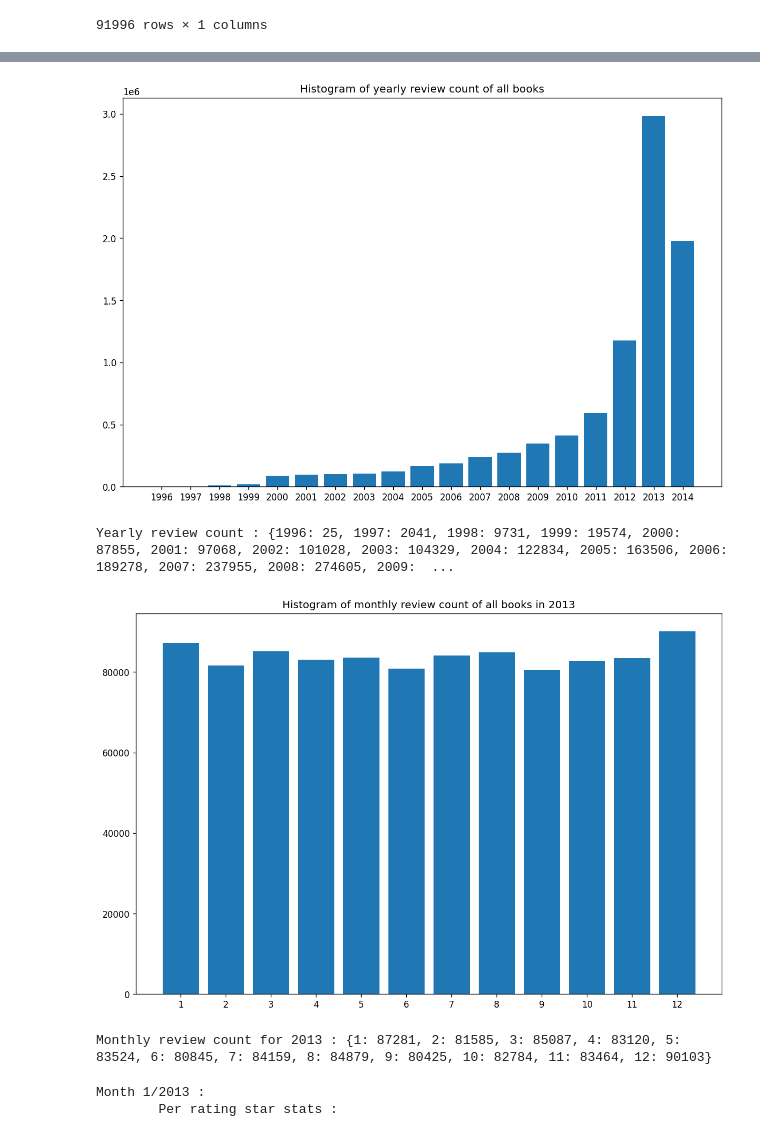
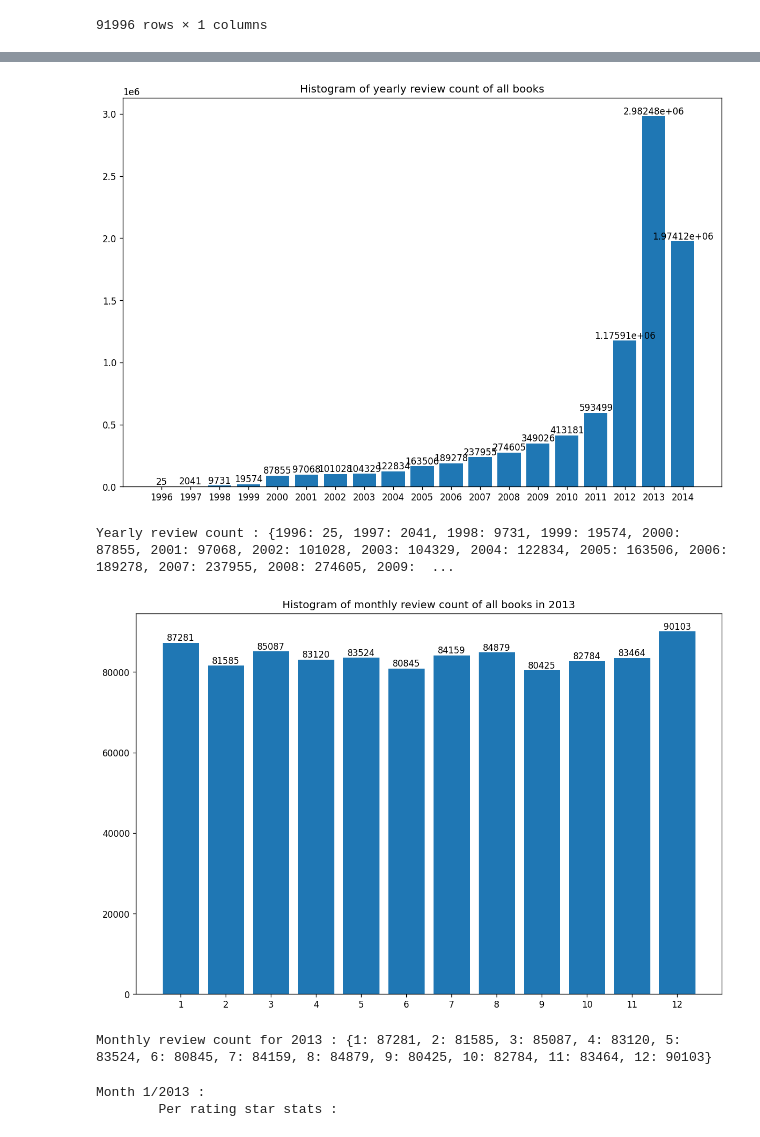
Before and after one commit to darhal/IFT799-DataScience, a Jupyter notebook: Lab1/tp1.ipynb, the cells around one changed output, grey strips where cells are left out. Saved outputs shown, nothing was run; the diff lists cells and outputs as text; code cells hidden in the pictures.

```diff
--- a/Lab1/tp1.ipynb
+++ b/Lab1/tp1.ipynb
@@ -27,7 +27,7 @@ chunks = pd.read_json(
     typ="frame", orient="records", dtype={"asin": str, "overall": int, "unixReviewTime": int}
 )
 
-# nbChunks = 1
+nbChunks = 0 # <= 0 to load all chunks, positive integer to load specific number of chunks
 for chunk in chunks:
     for _, item in chunk.iterrows():
         asin = item["asin"]
@@ -49,9 +49,9 @@ for chunk in chunks:
 
         row = asinToIndex[asin]
         scoreMatrix[row][rate-1] += 1
-    # nbChunks -= 1
-    # if (nbChunks == 0):
-    #     break # comment to load everything
+    nbChunks -= 1
+    if (nbChunks == 0):
+        break
 
 scoreMatrix = np.array(scoreMatrix)
 pdScoreMat = pd.DataFrame(
@@ -351,38 +369,40 @@ Classes count : {'Unpopular': 1321, 'Moderately Popular': 68143, 'Very Popular':
 def getYearWithMostReviews(yearlyReviewCount, minYear, maxYear):
     maxReviews = 0
     resYear = minYear
     for y in range(minYear, maxYear+1):
         if (yearlyReviewCount[y] > maxReviews):
             maxReviews = yearlyReviewCount[y]
             resYear = y
     return resYear
 
 yearToStudy = getYearWithMostReviews(yearlyReviewCount, minYear, maxYear)
 yearToStudyMonthlyReviewCount = [ len(bookReviewYearly[yearToStudy][m].values()) for m in range(1,13) ]
 
 plt.figure(figsize=(12, 8), dpi=120)
 yearsSorted = sorted(list(yearlyReviewCount.keys()))
 yearXAxis = np.arange(len(yearsSorted))
-plt.bar(yearXAxis, [yearlyReviewCount[k] for k in yearsSorted])
+bars = plt.bar(yearXAxis, [yearlyReviewCount[k] for k in yearsSorted])
+plt.bar_label(bars)
 plt.xticks(yearXAxis, yearsSorted)
 plt.title("Histogram of yearly review count of all books")
 plt.show()
 yearReviewCountDict = {k: yearlyReviewCount[k] for k in yearsSorted}
 print(f"Yearly review count : {yearReviewCountDict}")
 
 plt.figure(figsize=(12, 8), dpi=120)
 monthsSorted = np.arange(1, 13)
-plt.bar(monthsSorted, [yearToStudyMonthlyReviewCount[k-1] for k in monthsSorted])
+bars = plt.bar(monthsSorted, [yearToStudyMonthlyReviewCount[k-1] for k in monthsSorted])
+plt.bar_label(bars)
 plt.xticks(monthsSorted, monthsSorted)
 plt.title(f"Histogram of monthly review count of all books in {yearToStudy}")
 plt.show()
 
 monthlyReviewCountDict = {m: yearToStudyMonthlyReviewCount[m-1] for m in range(1,13)}
 print(f"Monthly review count for {yearToStudy} : {monthlyReviewCountDict}")
 # %% [output]
-[figure, old version]
+[figure, new version]
 Yearly review count : {1996: 25, 1997: 2041, 1998: 9731, 1999: 19574, 2000: 87855, 2001: 97068, 2002: 101028, 2003: 104329, 2004: 122834, 2005: 163506, 2006: 189278, 2007: 237955, 2008: 274605, 2009:  ...
-[figure, old version]
+[figure, new version]
 Monthly review count for 2013 : {1: 87281, 2: 81585, 3: 85087, 4: 83120, 5: 83524, 6: 80845, 7: 84159, 8: 84879, 9: 80425, 10: 82784, 11: 83464, 12: 90103}
 # %%
 def buildScoreMatrix(bookReviewYearly, year, month):
```
Also changed, not shown: parts of 2 cells of this notebook, 1 other file.
